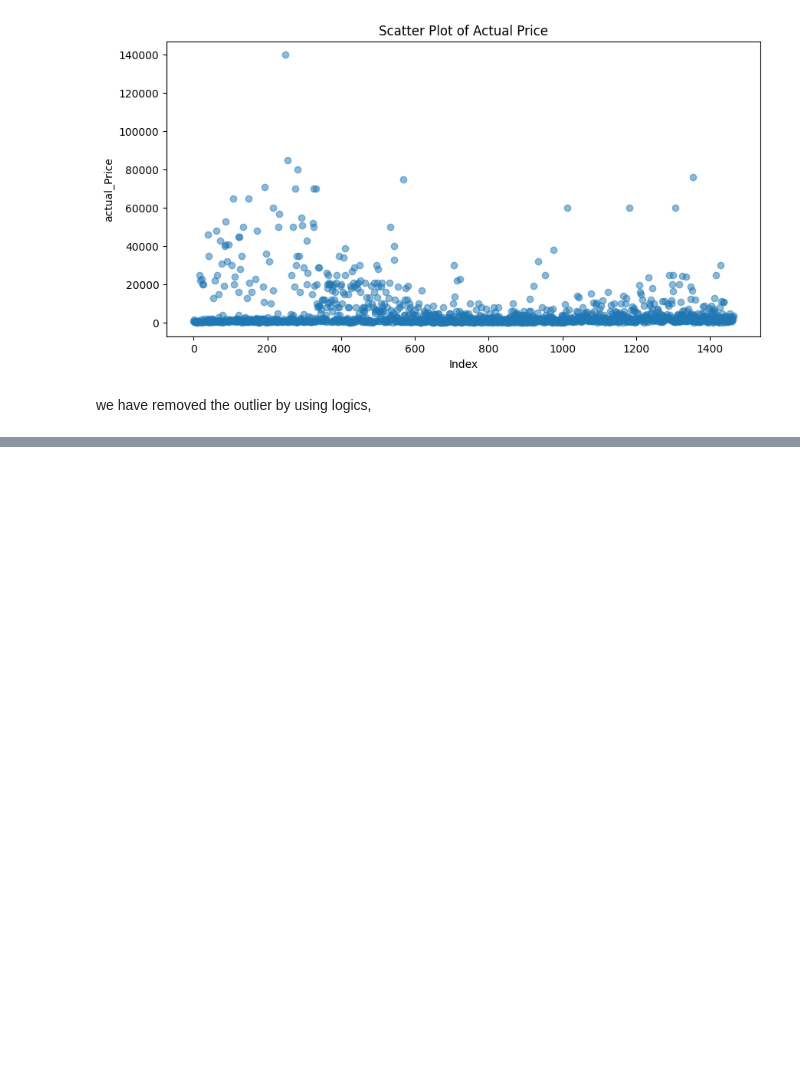
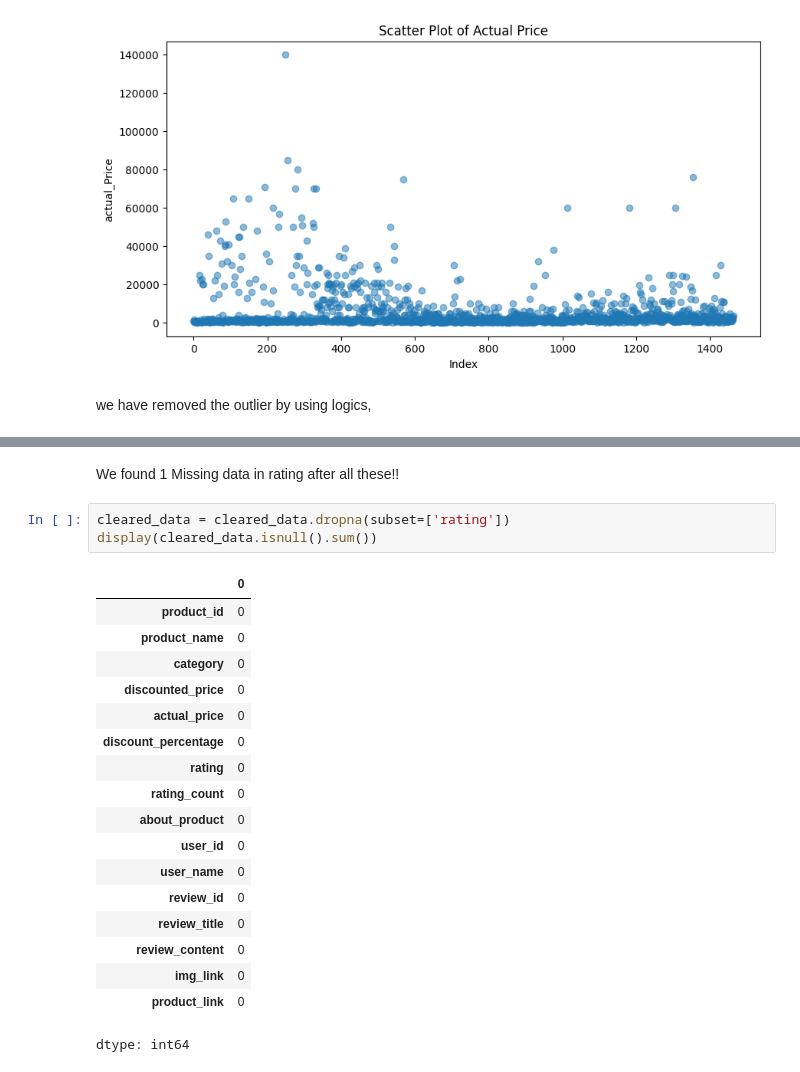
Before and after one commit to Harin22/data-wrangling-visualization, a Jupyter notebook: Data_preprocessing_(in_depth).ipynb, the cells around one changed output, grey strips where cells are left out. Drawn from its saved outputs; the diff is of its cells as text; blank space fills up the shorter version.

```diff
--- a/Data_preprocessing_(in_depth).ipynb
+++ b/Data_preprocessing_(in_depth).ipynb
@@ -209,0 +243,24 @@ plt.show()
+# %% [markdown]
+We found 1 Missing data in rating after all these!!
+# %%
+cleared_data = cleared_data.dropna(subset=['rating'])
+display(cleared_data.isnull().sum())
+# %% [output]
+|  | 0 |
+| product_id | 0 |
+| product_name | 0 |
+| category | 0 |
+| discounted_price | 0 |
+| actual_price | 0 |
+| discount_percentage | 0 |
+| rating | 0 |
+| rating_count | 0 |
+| about_product | 0 |
+| user_id | 0 |
+| user_name | 0 |
+| review_id | 0 |
+| review_title | 0 |
+| review_content | 0 |
+| img_link | 0 |
+| product_link | 0 |
+dtype: int64
```
Also changed, not shown: parts of 8 cells of this notebook.
